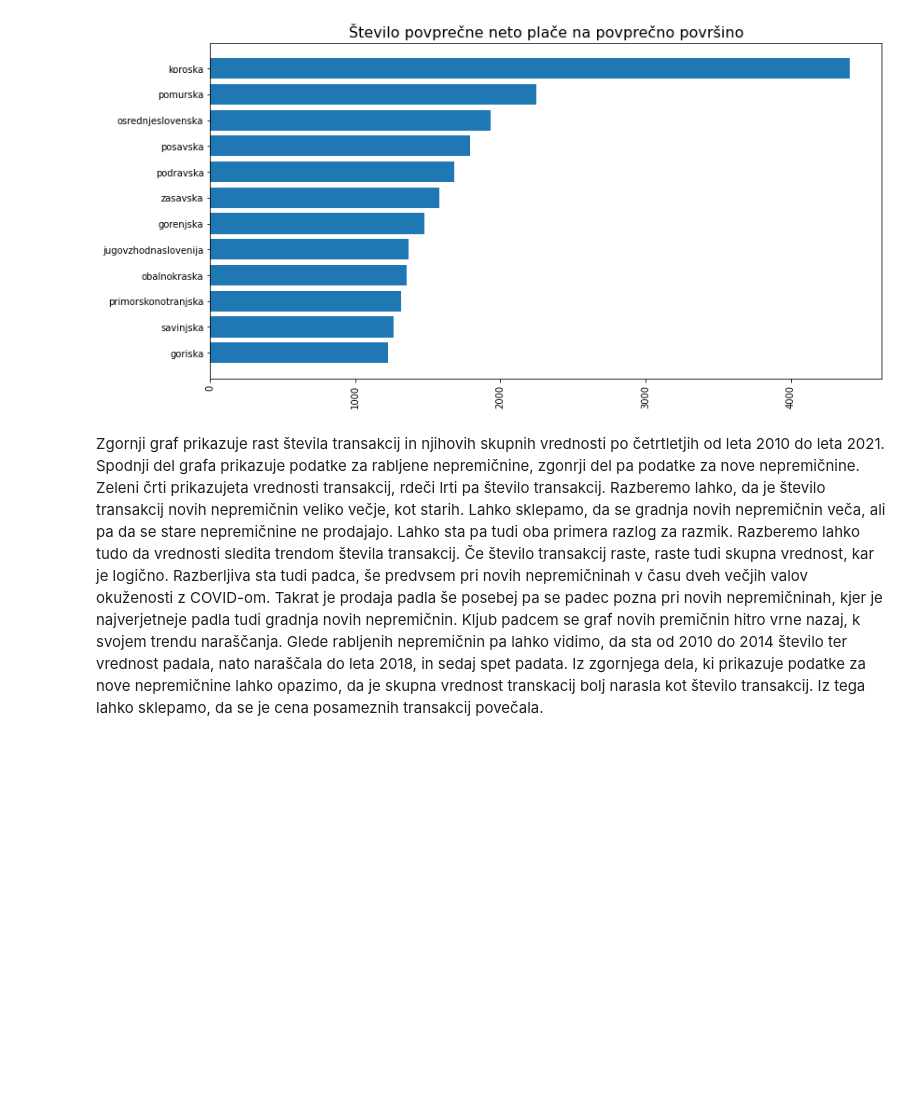
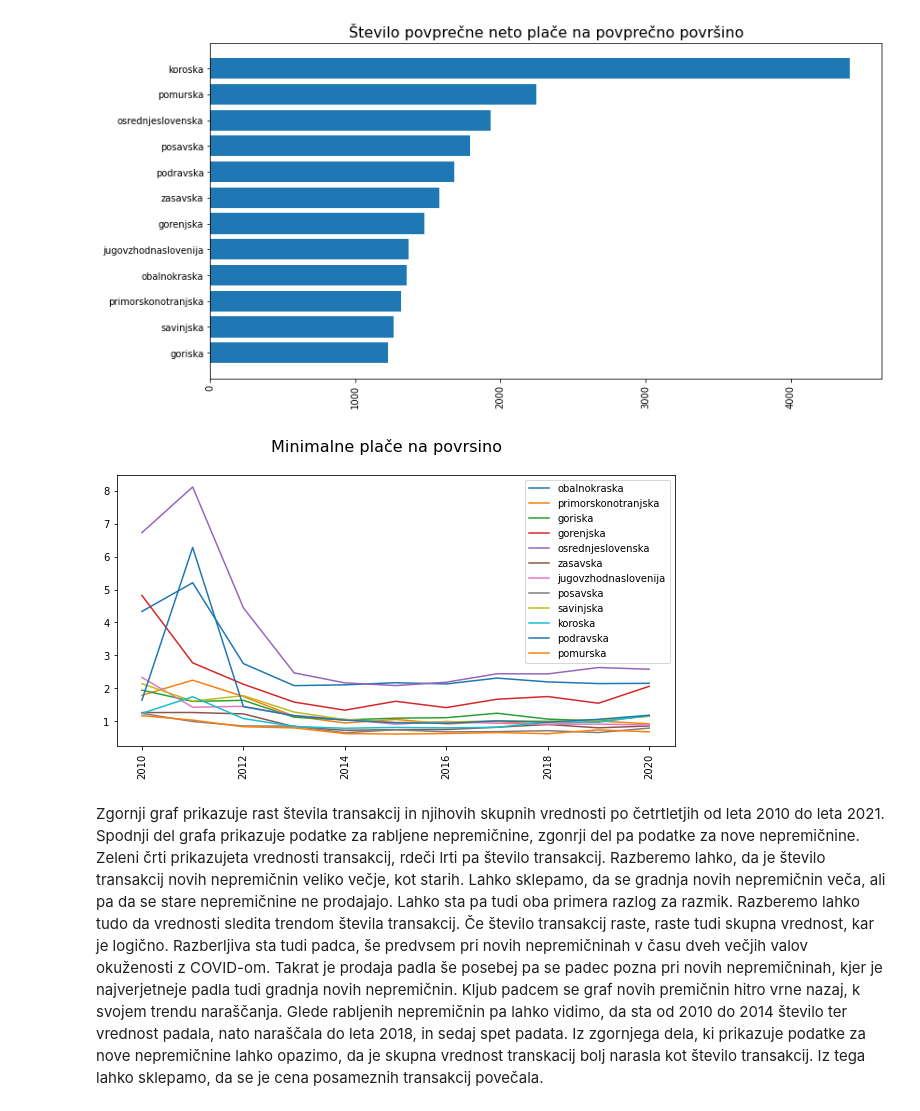
Before and after one commit to DocChinchillin/PR22RSMCLK, a Jupyter notebook: projektna.ipynb, the cells around one changed output. Drawn from its saved outputs; the diff is of its cells as text; code cells hidden in the pictures; blank space fills up the shorter version.

Commit message:
LK opombe, graf
Dodano za opombe, in dodan graf za št plač na površino

```diff
--- a/projektna.ipynb
+++ b/projektna.ipynb
@@ -188,6 +188,12 @@ def EtnRead(year, tip, header = None): #header je če nas zanima le header vrsti
         for row in reader:
             try:
                 for i in indexi:
+                    if type(opombe) is dict:
+                        if row[i] != '':
+                            if row[i] not in opombe.keys():
+                                opombe[row[i]] = 1
+                            else:
+                                opombe[row[i]] += 1
                     row[i] = ""
             except Exception as e:
                 print(row)
@@ -628,6 +690,32 @@ kolikoPlacPovprecno(avgPovrsinaPoRegijah,seznamMin,"Število min. plač na povpr
 kolikoPlacPovprecno(avgPovrsinaPoRegijah,seznamNeto,'Število povprečne neto plače na povprečno površino')
 # %% [output]
 [figure]
+# %%
+def grafRegijePoMinPlacah_povrsina(regija):
+    cene = []
+    leta = []
+    leto = 2007
+    for cena in povrsineRegija[regija]:
+        if(2010 <= leto <= 2020):
+            cene.append(cena/float(leto_min_placa[str(leto)]))
+            leta.append(leto)
+        leto += 1
+
+    plt.plot(leta,cene, label=regija)
+
+    return (leta,cene)
+# %%
+#risanje grafa po min placah
+fig = plt.figure(figsize=(10,5))
+fig.suptitle('Minimalne plače na povrsino' , fontsize=16)
+fig.patch.set_facecolor('white')
+for key in povrsineRegija.keys():
+    grafRegijePoMinPlacah_povrsina(key)
+plt.legend()
+plt.xticks(rotation=90)
+plt.show()
+# %% [output]
+[figure, added]
 # %% [markdown]
 Zgornji graf prikazuje rast števila transakcij in njihovih skupnih vrednosti po četrtletjih od leta 2010 do leta 2021. Spodnji del grafa prikazuje podatke za rabljene nepremičnine, zgonrji del pa podatke za nove nepremičnine. Zeleni črti prikazujeta vrednosti transakcij, rdeči lrti pa število transakcij. Razberemo lahko, da je število transakcij novih nepremičnin veliko večje, kot starih. Lahko sklepamo, da se gradnja novih nepremičnin veča, ali pa da se stare nepremičnine ne prodajajo. Lahko sta pa tudi oba primera razlog za razmik. Razberemo lahko tudo da vrednosti sledita trendom števila transakcij. Če število transakcij raste, raste tudi skupna vrednost, kar je logično. Razberljiva sta tudi padca, še predvsem pri novih nepremičninah v času dveh večjih valov okuženosti z COVID-om. Takrat je prodaja padla še posebej pa se padec pozna pri novih nepremičninah, kjer je najverjetneje padla tudi gradnja novih nepremičnin. Kljub padcem se graf novih premičnin hitro vrne nazaj, k svojem trendu naraščanja. Glede rabljenih nepremičnin pa lahko vidimo, da sta od 2010 do 2014 število ter vrednost padala, nato naraščala do leta 2018, in sedaj spet padata. Iz zgornjega dela, ki prikazuje podatke za nove nepremičnine lahko opazimo, da je skupna vrednost transkacij bolj narasla kot število transakcij. Iz tega lahko sklepamo, da se je cena posameznih transakcij povečala.
 # %% [markdown]
```
Also changed, not shown: parts of 3 cells of this notebook.
